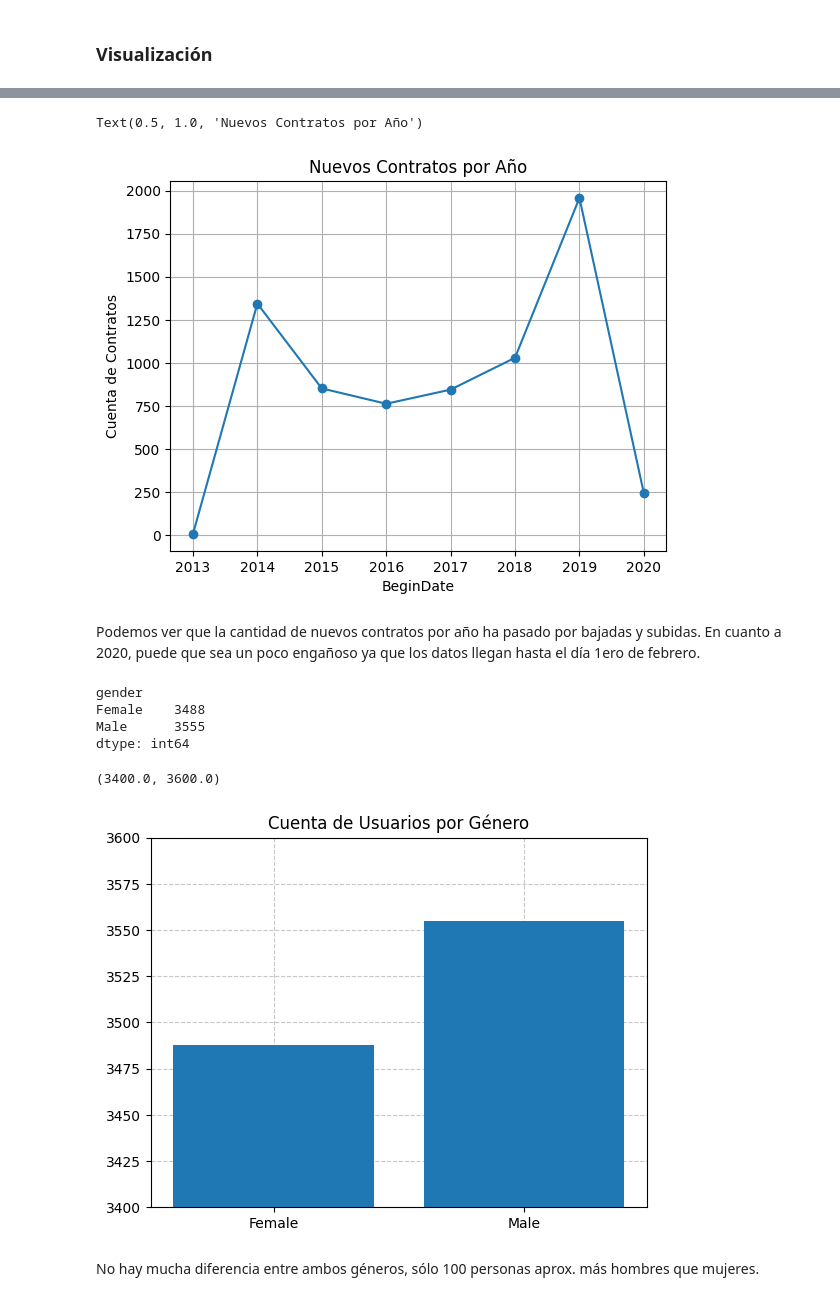
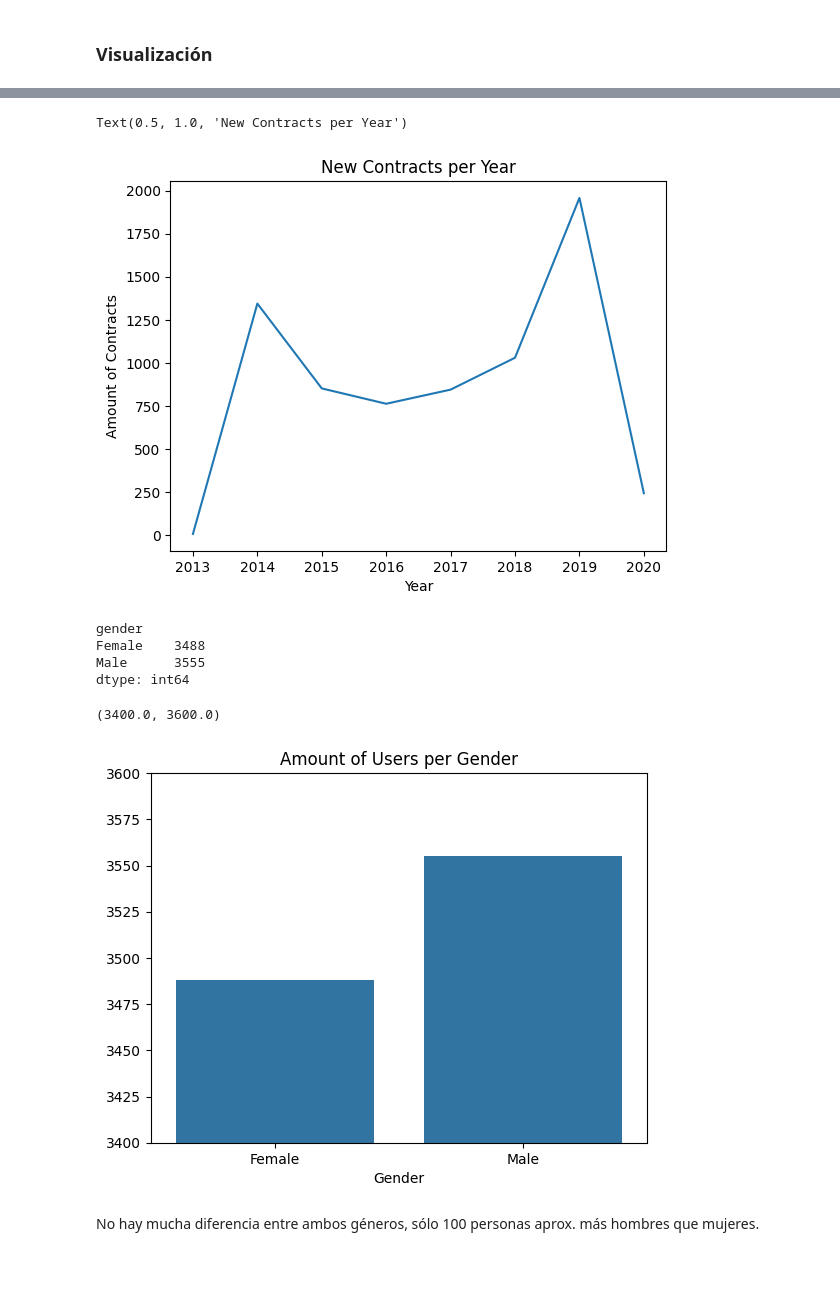
Before and after one commit to MrDonBromo/Telecom-Churn-Prediction, a Jupyter notebook: Final Project.ipynb, the cells around one changed output, grey strips where cells are left out. Saved outputs shown, nothing was run; the diff lists cells and outputs as text; code cells hidden in the pictures; blank space fills up the shorter version.

Commit message:
Translation to English up until plots.

```diff
--- a/Final Project.ipynb
+++ b/Final Project.ipynb
@@ -57,3 +50,8 @@ phone_data = pd.read_csv('/datasets/final_provider/phone.csv')
+# %%
+contract_data = pd.read_csv('https://raw.githubusercontent.com/MrDonBromo/TripleTenDS-Final-Project/refs/heads/main/contract.csv')
+personal_data = pd.read_csv('https://raw.githubusercontent.com/MrDonBromo/TripleTenDS-Final-Project/refs/heads/main/personal.csv')
+internet_data = pd.read_csv('https://raw.githubusercontent.com/MrDonBromo/TripleTenDS-Final-Project/refs/heads/main/internet.csv')
+phone_data = pd.read_csv('https://raw.githubusercontent.com/MrDonBromo/TripleTenDS-Final-Project/refs/heads/main/phone.csv')
 # %% [markdown]
 ### Contract Data
 # %%
@@ -407,30 +446,29 @@ plt.ylim(5000,6500)
 # %%
 new_contracts_py = contract_data.groupby(contract_data['BeginDate'].dt.year).size()
-new_contracts_py.plot(marker='o', grid='true')
-plt.ylabel('Cuenta de Contratos')
-plt.title('Nuevos Contratos por Año')
+
+sns.lineplot(data=new_contracts_py)
+plt.xlabel('Year')
+plt.ylabel('Amount of Contracts')
+plt.title('New Contracts per Year')
 # %% [output]
-Text(0.5, 1.0, 'Nuevos Contratos por Año')
+Text(0.5, 1.0, 'New Contracts per Year')
-[figure, old version]
+[figure, new version]
-# %% [markdown]
-Podemos ver que la cantidad de nuevos contratos por año ha pasado por bajadas y subidas. En cuanto a 2020, puede que sea un poco engañoso ya que los datos llegan hasta el día 1ero de febrero.
 # %%
 size_gender = personal_data.groupby('gender').size()
 
 print(size_gender)
 
-plt.bar(height=size_gender.values, x=size_gender.index, zorder=2)
-plt.grid(alpha=0.7, linestyle='--', zorder=1)
-plt.title('Cuenta de Usuarios por Género')
-
+sns.barplot(data=size_gender)
+plt.title('Amount of Users per Gender')
+plt.xlabel('Gender')
 plt.ylim(3400,3600)
 # %% [output]
 gender
 Female    3488
 Male      3555
 dtype: int64
 (3400.0, 3600.0)
-[figure, old version]
+[figure, new version]
 # %% [markdown]
 No hay mucha diferencia entre ambos géneros, sólo 100 personas aprox. más hombres que mujeres.
 # %%
```
Also changed, not shown: parts of 41 cells of this notebook.
